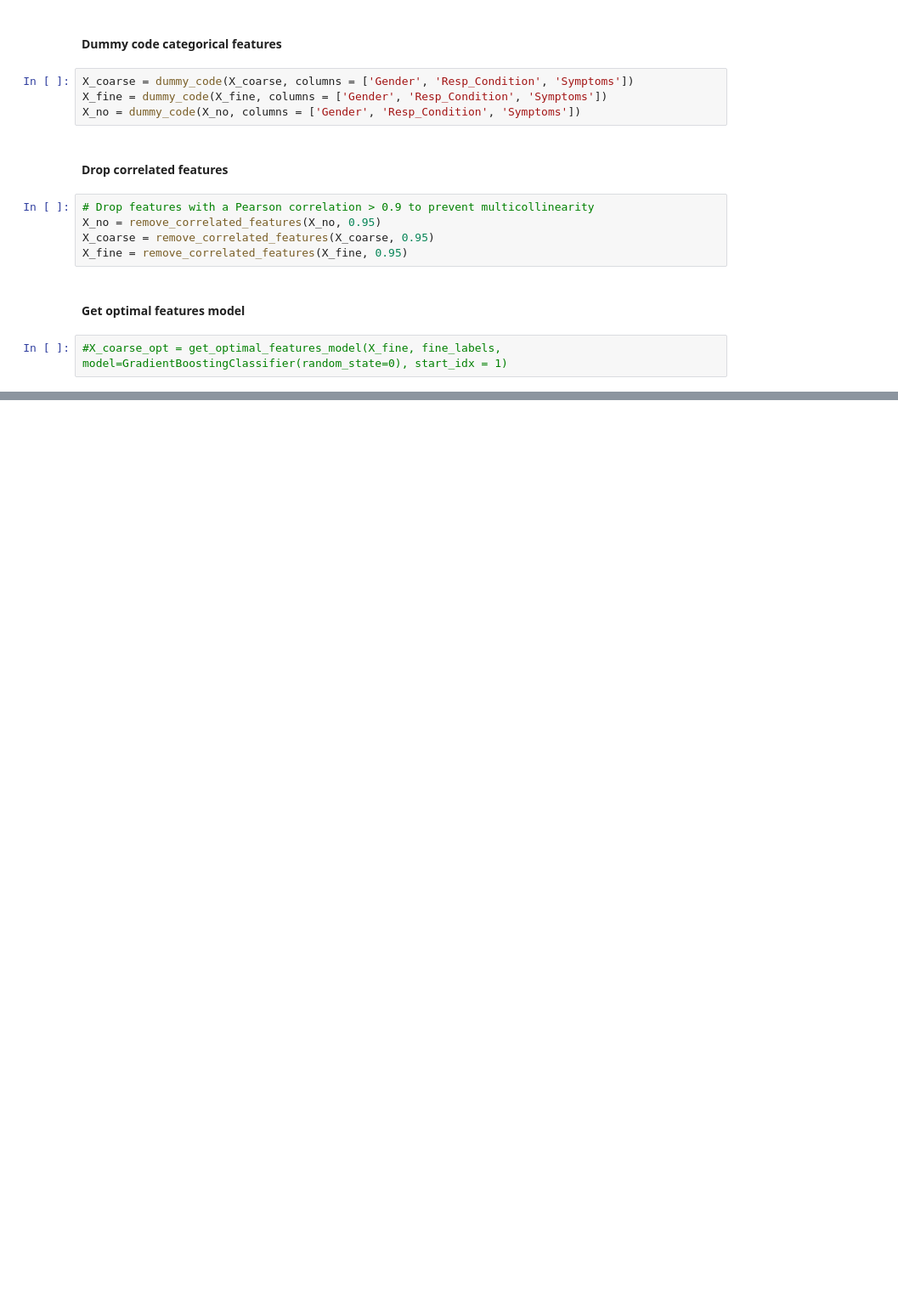
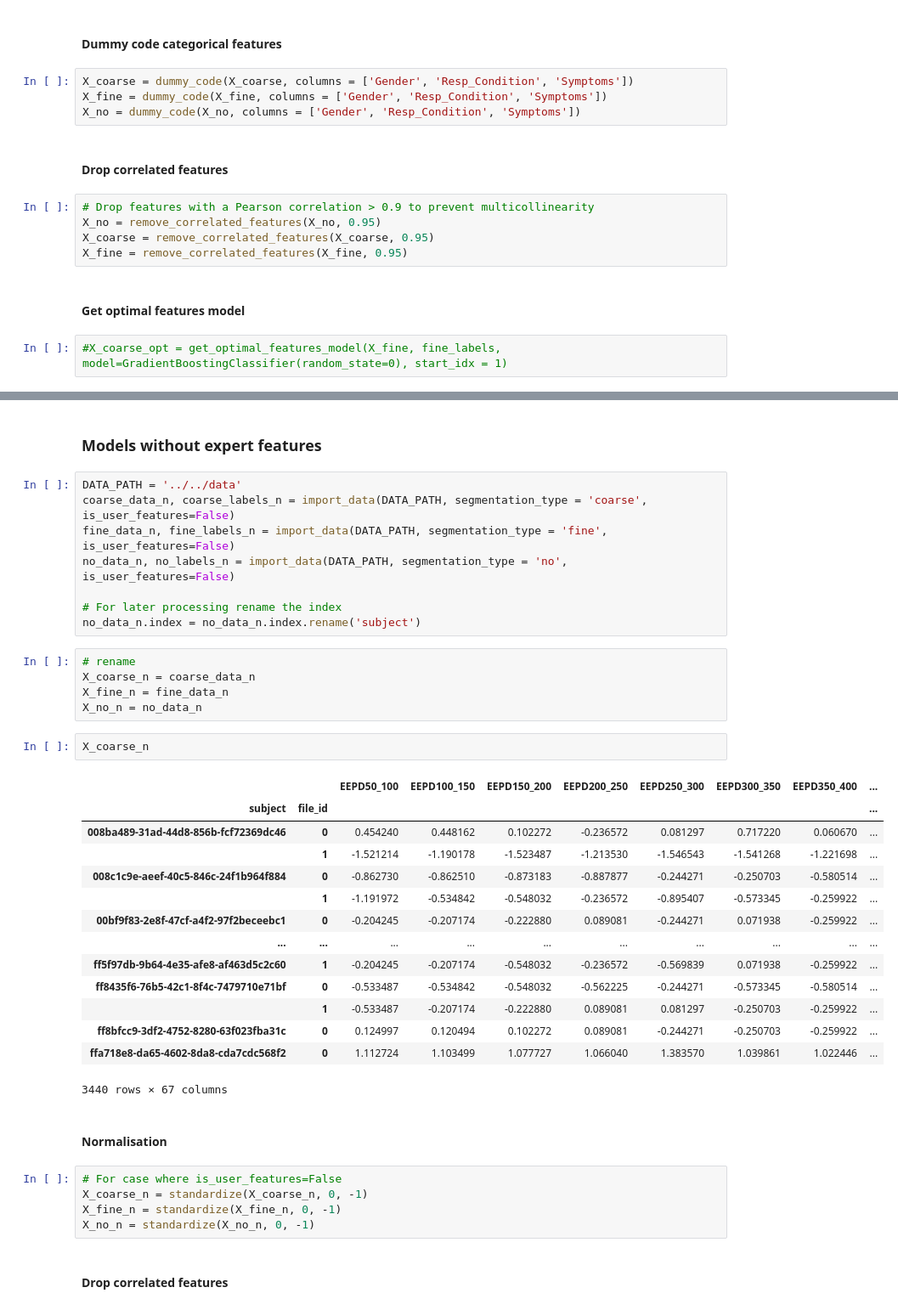
Before and after one commit to CS-433/cs-433-project-2-cough_classifier, a Jupyter notebook: src/notebooks/standard_ML_models.ipynb, the cells around one changed output, grey strips where cells are left out. Shown at 85% size. Cells and saved outputs as stored; diff of their text form; blank space fills up the shorter version.

Commit message:
model for each expert and model without additional features

```diff
--- a/src/notebooks/standard_ML_models.ipynb
+++ b/src/notebooks/standard_ML_models.ipynb
@@ -114,0 +217,41 @@ pd.concat([coarse_results, fine_results["Fine_AUC"], no_results["No_Seg_AUC"]],
+# %% [markdown]
+### Models without expert features
+# %%
+DATA_PATH = '../../data'
+coarse_data_n, coarse_labels_n = import_data(DATA_PATH, segmentation_type = 'coarse', is_user_features=False)
+fine_data_n, fine_labels_n = import_data(DATA_PATH, segmentation_type = 'fine', is_user_features=False)
+no_data_n, no_labels_n = import_data(DATA_PATH, segmentation_type = 'no', is_user_features=False)
+
+# For later processing rename the index
+no_data_n.index = no_data_n.index.rename('subject')
+# %%
+# rename
+X_coarse_n = coarse_data_n
+X_fine_n = fine_data_n
+X_no_n = no_data_n
+# %%
+X_coarse_n
+# %% [output]
+|  |  | EEPD50_100 | EEPD100_150 | EEPD150_200 | EEPD200_250 | EEPD250_300 | EEPD300_350 | EEPD350_400 | ... |
+| subject | file_id |  |  |  |  |  |  |  | ... |
+| 008ba489-31ad-44d8-856b-fcf72369dc46 | 0 | 0.454240 | 0.448162 | 0.102272 | -0.236572 | 0.081297 | 0.717220 | 0.060670 | ... |
+|  | 1 | -1.521214 | -1.190178 | -1.523487 | -1.213530 | -1.546543 | -1.541268 | -1.221698 | ... |
+| 008c1c9e-aeef-40c5-846c-24f1b964f884 | 0 | -0.862730 | -0.862510 | -0.873183 | -0.887877 | -0.244271 | -0.250703 | -0.580514 | ... |
+|  | 1 | -1.191972 | -0.534842 | -0.548032 | -0.236572 | -0.895407 | -0.573345 | -0.259922 | ... |
+| 00bf9f83-2e8f-47cf-a4f2-97f2beceebc1 | 0 | -0.204245 | -0.207174 | -0.222880 | 0.089081 | -0.244271 | 0.071938 | -0.259922 | ... |
+| ... | ... | ... | ... | ... | ... | ... | ... | ... | ... |
+| ff5f97db-9b64-4e35-afe8-af463d5c2c60 | 1 | -0.204245 | -0.207174 | -0.548032 | -0.236572 | -0.569839 | 0.071938 | -0.259922 | ... |
+| ff8435f6-76b5-42c1-8f4c-7479710e71bf | 0 | -0.533487 | -0.534842 | -0.548032 | -0.562225 | -0.244271 | -0.573345 | -0.580514 | ... |
+|  | 1 | -0.533487 | -0.207174 | -0.222880 | 0.089081 | 0.081297 | -0.250703 | -0.259922 | ... |
+| ff8bfcc9-3df2-4752-8280-63f023fba31c | 0 | 0.124997 | 0.120494 | 0.102272 | 0.089081 | -0.244271 | -0.250703 | -0.259922 | ... |
+| ffa718e8-da65-4602-8da8-cda7cdc568f2 | 0 | 1.112724 | 1.103499 | 1.077727 | 1.066040 | 1.383570 | 1.039861 | 1.022446 | ... |
+3440 rows × 67 columns
+# %% [markdown]
+#### Normalisation
+# %%
+# For case where is_user_features=False
+X_coarse_n = standardize(X_coarse_n, 0, -1)
+X_fine_n = standardize(X_fine_n, 0, -1)
+X_no_n = standardize(X_no_n, 0, -1)
+# %% [markdown]
+#### Drop correlated features
```
Also changed, not shown: parts of 19 cells of this notebook, 1 other file.
